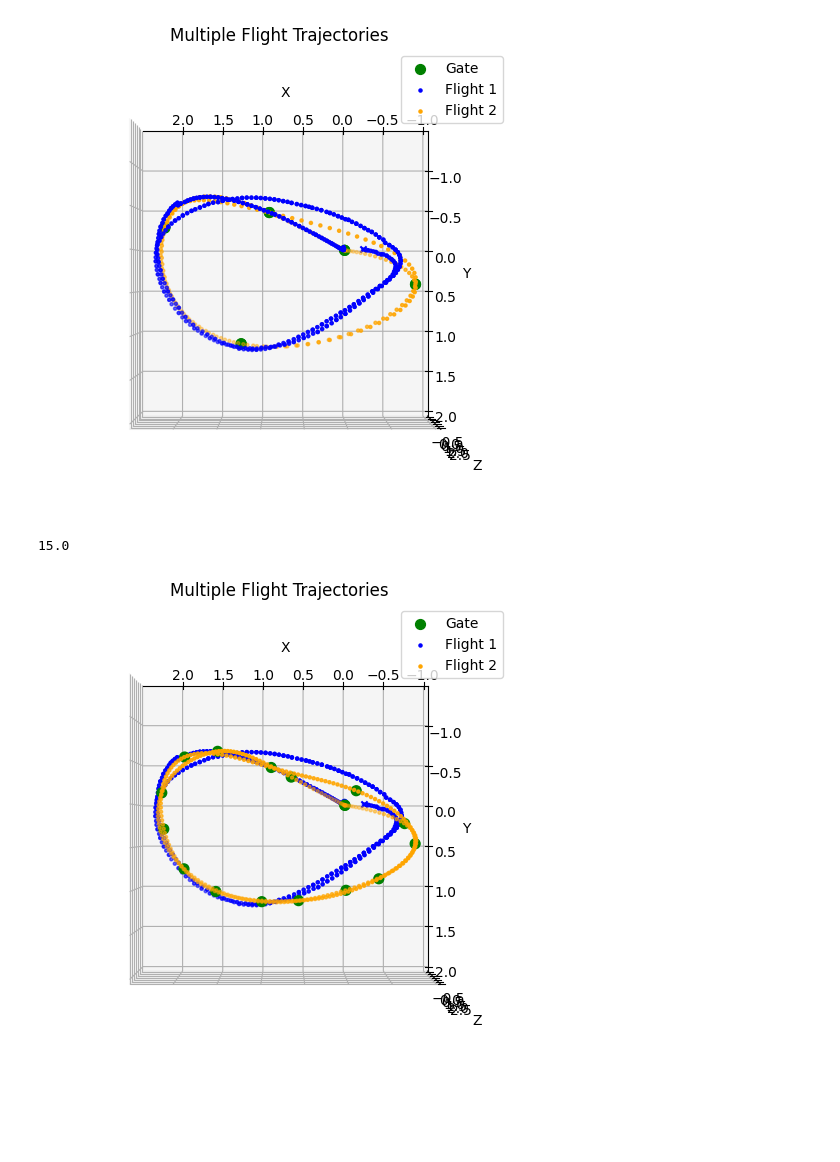
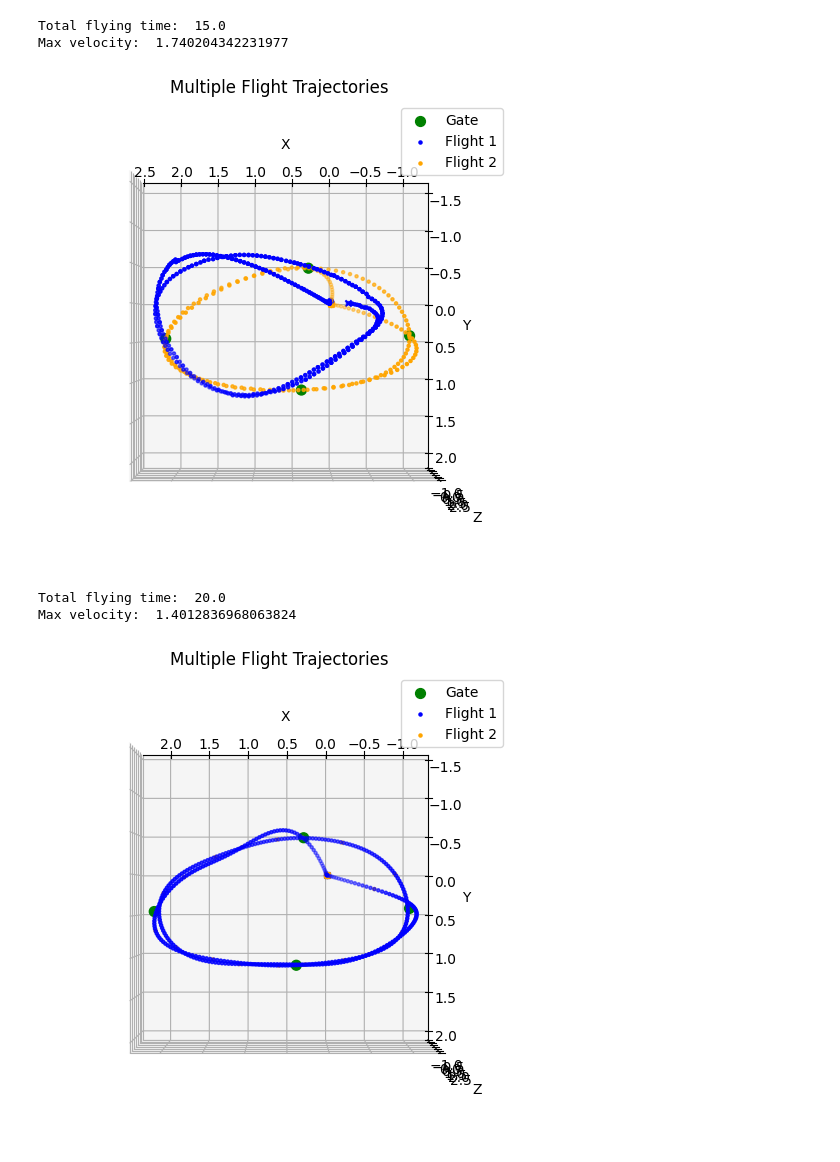
Before and after one commit to MATH-286-Pro/EPFL-MICRO-502-Aerial-Robotics, a Jupyter notebook: Project_2/Planning/test.ipynb, the cells around one changed output. Drawn from its saved outputs; the diff is of its cells as text; code cells hidden in the pictures; blank space fills up the shorter version.

```diff
--- a/Project_2/Planning/test.ipynb
+++ b/Project_2/Planning/test.ipynb
@@ -62,24 +62,27 @@ Planner.plot_discrete(None, Planner.waypoints, Planner.trajectory_setpoints)
 # %%
 import os
 import sys
+import numpy as np
+import pandas as pd
 
 # 将上一级目录添加到 sys.path
 parent_dir = os.path.abspath(os.path.join(os.getcwd(), ".."))
 if parent_dir not in sys.path:
     sys.path.insert(0, parent_dir)
 import tools
-import pandas as pd
 import PLOT
 
 from planning import MotionPlanner3D
 
 cm = 0.01
 HOVER_HEIGHT  = 60*cm
-Trajectory = tools.Trajectory_Class('../../position_records.csv',
-                                    Hover_Height = HOVER_HEIGHT)
+Trajectory = tools.Trajectory_Class('../../position_records.csv')
 Planner = MotionPlanner3D(Gate_points = Trajectory.point_list,
-                               DEBUG = 0)
+                            time_gain = 1.5, #FF0000
+                            DEBUG = 0)
 
+print("Total flying time: ",Planner.t_f)
+print("Max velocity: ",Planner.result_traj_vel_max)
 
 data_6 = PLOT.get_real_pos_list("../../flight_log_14_TimeBased.csv")
 # PLOT.plot_multiple_flight_logs([data_1, data_2, data_3, test_planner.trajectory_setpoints])
@@ -87,39 +90,44 @@ PLOT.plot_multiple_flight_logs([data_6,
                                 Planner.trajectory_setpoints],
                                 Trajectory.return_gate_points_array(),
                                 type='discrete')
-
-# 4,0.000,1.100,1.000, 0
 # %% [output]
+Total flying time:  15.0
+Max velocity:  1.740204342231977
-[figure, old version]
+[figure, new version]
 # %%
 import os
 import sys
 
 # 将上一级目录添加到 sys.path
 parent_dir = os.path.abspath(os.path.join(os.getcwd(), ".."))
 if parent_dir not in sys.path:
     sys.path.insert(0, parent_dir)
 import tools
 import pandas as pd
 import PLOT
 import numpy as np
 
 from planning import MotionPlanner3D
 
 cm = 0.01
 HOVER_HEIGHT  = 60*cm
 Trajectory = tools.Trajectory_Class('../../position_records.csv')
-Planner = MotionPlanner3D(Gate_points = Trajectory.return_gate_points_list(), DEBUG = 0)
-Planner.resample_and_replan(distance=1.0)
+Planner = MotionPlanner3D(Gate_points = Trajectory.return_gate_points_list(), time_gain=2.0, DEBUG = 0)
+Planner.resample_and_replan(distance=0.8) #FF0000
+# Planner.resample_and_replan(distance=2.0) #FF0000
 
-print(Planner.t_f)
+print("Total flying time: ",Planner.t_f)
+print("Max velocity: ",Planner.result_traj_vel_max)
 
 data_6 = PLOT.get_real_pos_list("../../flight_log_14_TimeBased.csv")
 # PLOT.plot_multiple_flight_logs([data_1, data_2, data_3, test_planner.trajectory_setpoints])
-PLOT.plot_multiple_flight_logs([data_6,
-                                Planner.trajectory_setpoints],
-                                np.array(Planner.waypoints),
+PLOT.plot_multiple_flight_logs([
+                                # data_6,
+                                Planner.trajectory_setpoints,
+                                np.array(Planner.waypoints)],
+                                np.array(Planner.Gate_points),
                                 type='discrete')
 # %% [output]
-15.0
+Total flying time:  20.0
+Max velocity:  1.4012836968063824
-[figure, old version]
+[figure, new version]
```
Also changed, not shown: parts of 3 cells of this notebook, 6 other files.
